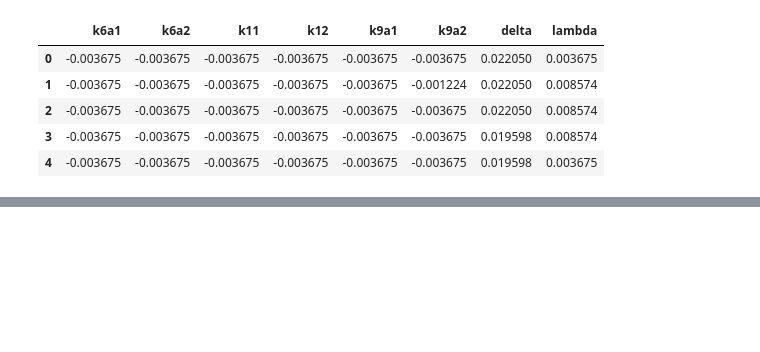
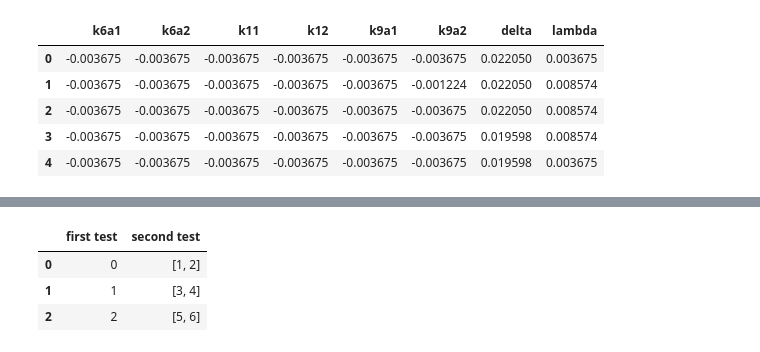
Before and after one commit to GwydionJon/EN_learn, a Jupyter notebook: machine_learning/Experiments with all param/first_test_franck_condon.ipynb, the cells around one changed output, grey strips where cells are left out. Saved outputs shown, nothing was run; the diff lists cells and outputs as text; code cells hidden in the pictures; blank space fills up the shorter version.

```diff
--- a/machine_learning/Experiments with all param/first_test_franck_condon.ipynb
+++ b/machine_learning/Experiments with all param/first_test_franck_condon.ipynb
@@ -77,0 +356,14 @@ print(k_w6a)
+# %%
+df_test=pd.DataFrame()
+list_test=[0,1,2]
+list_test2= [[1,2],[3,4],[5,6]]
+df_test["first test"] = list_test
+df_test["second test"] = list_test2
+
+
+df_test.head()
+# %% [output]
+|  | first test | second test |
+| 0 | 0 | [1, 2] |
+| 1 | 1 | [3, 4] |
+| 2 | 2 | [5, 6] |
```
Also changed, not shown: parts of 10 cells of this notebook.
